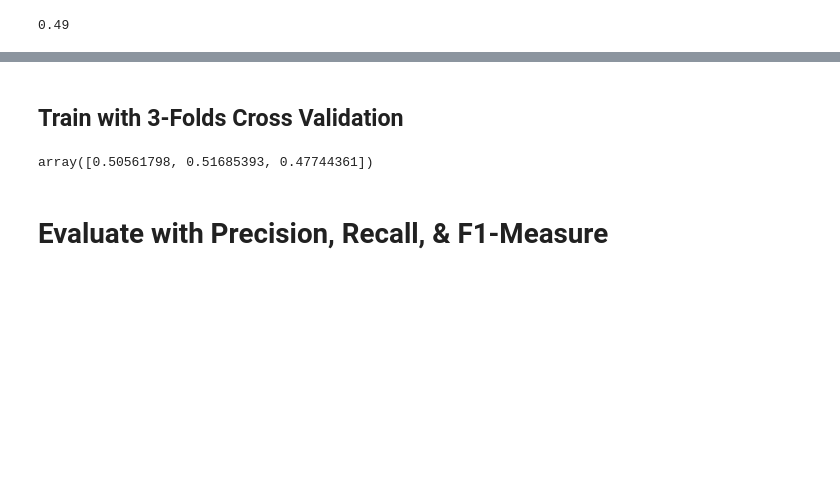
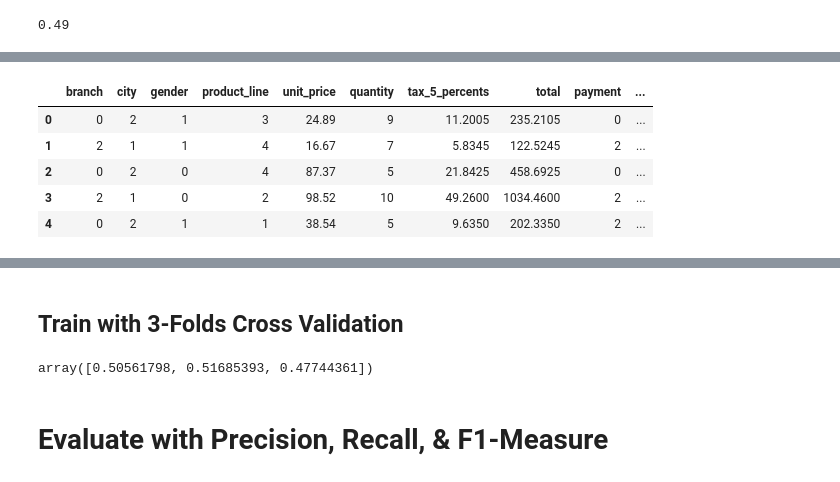
Before and after one commit to Machine-Learning-Tubes/Tugas-Klasifikasi-Biner-dan-Multikelas, a Jupyter notebook: notebooks/biner_classification_with_SGDClassifier.ipynb, the cells around one changed output, grey strips where cells are left out. Drawn from its saved outputs; the diff is of its cells as text; code cells hidden in the pictures; blank space fills up the shorter version.

```diff
--- a/notebooks/biner_classification_with_SGDClassifier.ipynb
+++ b/notebooks/biner_classification_with_SGDClassifier.ipynb
@@ -64,0 +79,9 @@ biner_classification.score(X_test, y_test)
+# %%
+X_train.head()
+# %% [output]
+|  | branch | city | gender | product_line | unit_price | quantity | tax_5_percents | total | payment | ... |
+| 0 | 0 | 2 | 1 | 3 | 24.89 | 9 | 11.2005 | 235.2105 | 0 | ... |
+| 1 | 2 | 1 | 1 | 4 | 16.67 | 7 | 5.8345 | 122.5245 | 2 | ... |
+| 2 | 0 | 2 | 0 | 4 | 87.37 | 5 | 21.8425 | 458.6925 | 0 | ... |
+| 3 | 2 | 1 | 0 | 2 | 98.52 | 10 | 49.2600 | 1034.4600 | 2 | ... |
+| 4 | 0 | 2 | 1 | 1 | 38.54 | 5 | 9.6350 | 202.3350 | 2 | ... |
```
Also changed, not shown: parts of 21 cells of this notebook.
